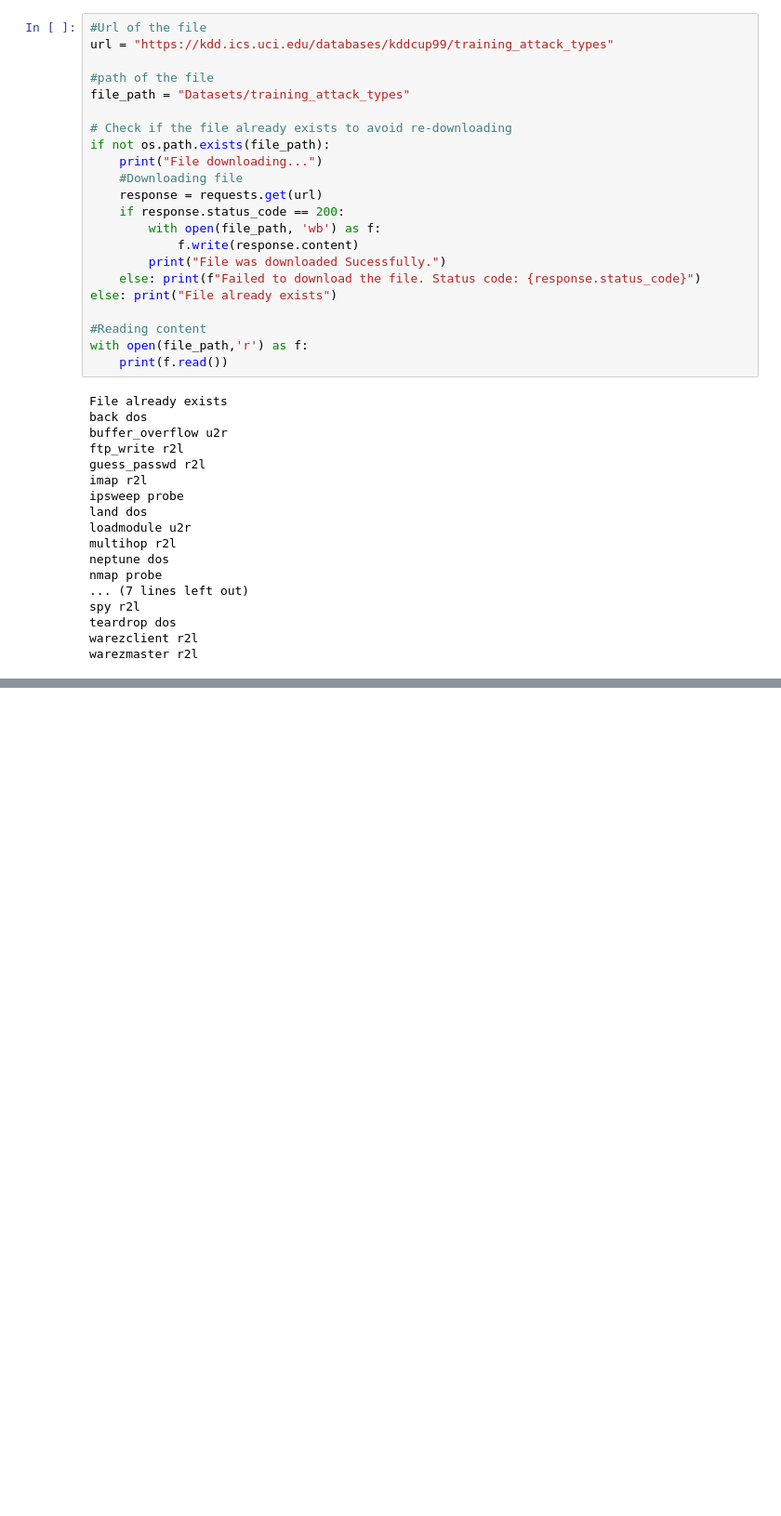
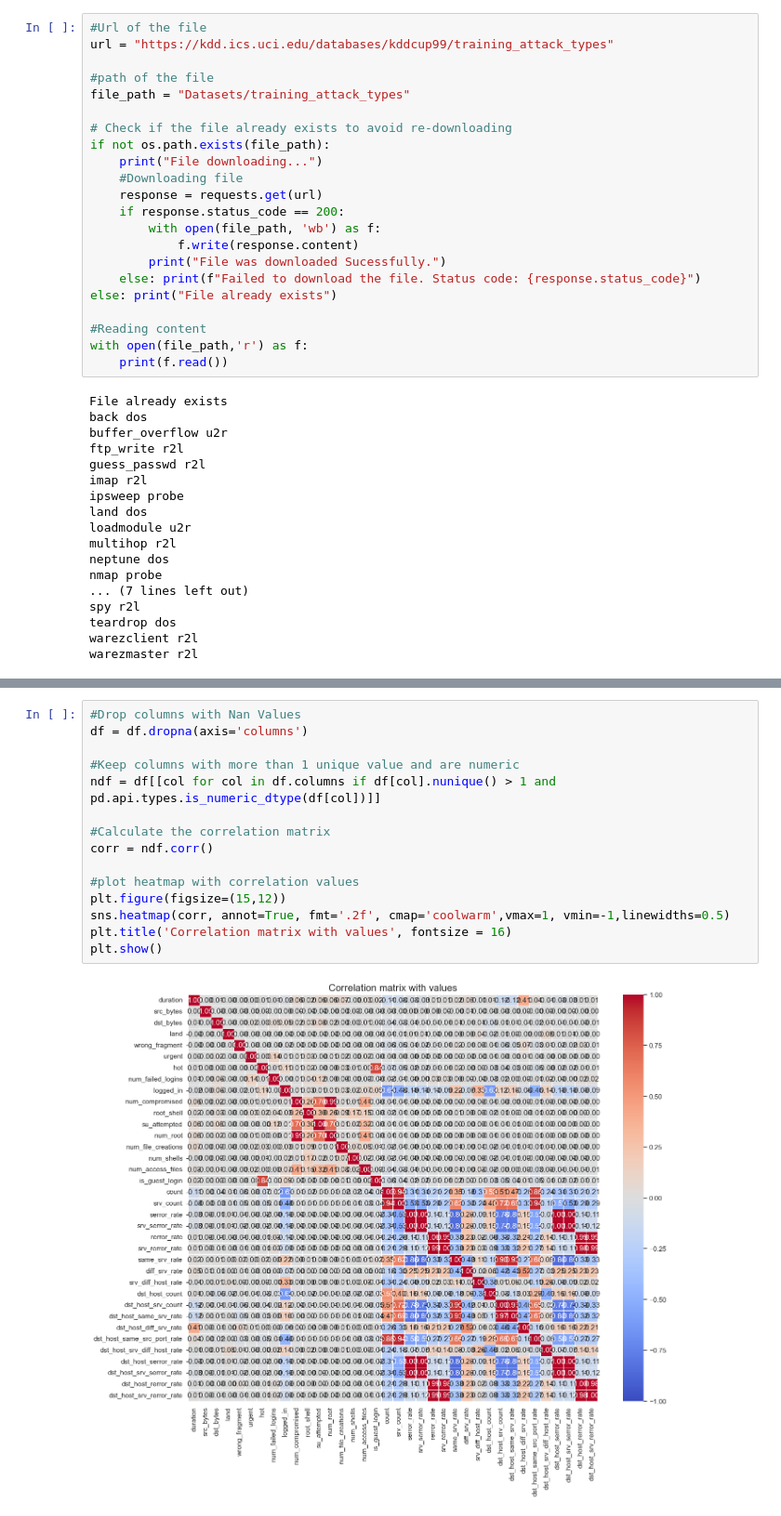
Before and after one commit to Vickey-VJ/Intrusion-Detection-System, a Jupyter notebook: preprocessing.ipynb, the cells around one changed output, grey strips where cells are left out. Shown at 93% size. Drawn from its saved outputs; the diff is of its cells as text; blank space fills up the shorter version.

```diff
--- a/preprocessing.ipynb
+++ b/preprocessing.ipynb
@@ -125,0 +301,17 @@ print(len(columns))
+# %%
+#Drop columns with Nan Values
+df = df.dropna(axis='columns')
+
+#Keep columns with more than 1 unique value and are numeric
+ndf = df[[col for col in df.columns if df[col].nunique() > 1 and pd.api.types.is_numeric_dtype(df[col])]]
+
+#Calculate the correlation matrix
+corr = ndf.corr()
+
+#plot heatmap with correlation values
+plt.figure(figsize=(15,12))
+sns.heatmap(corr, annot=True, fmt='.2f', cmap='coolwarm',vmax=1, vmin=-1,linewidths=0.5)
+plt.title('Correlation matrix with values', fontsize = 16)
+plt.show()
+# %% [output]
+[figure, added]
```
Also changed, not shown: parts of 44 cells of this notebook, 3 other files.
